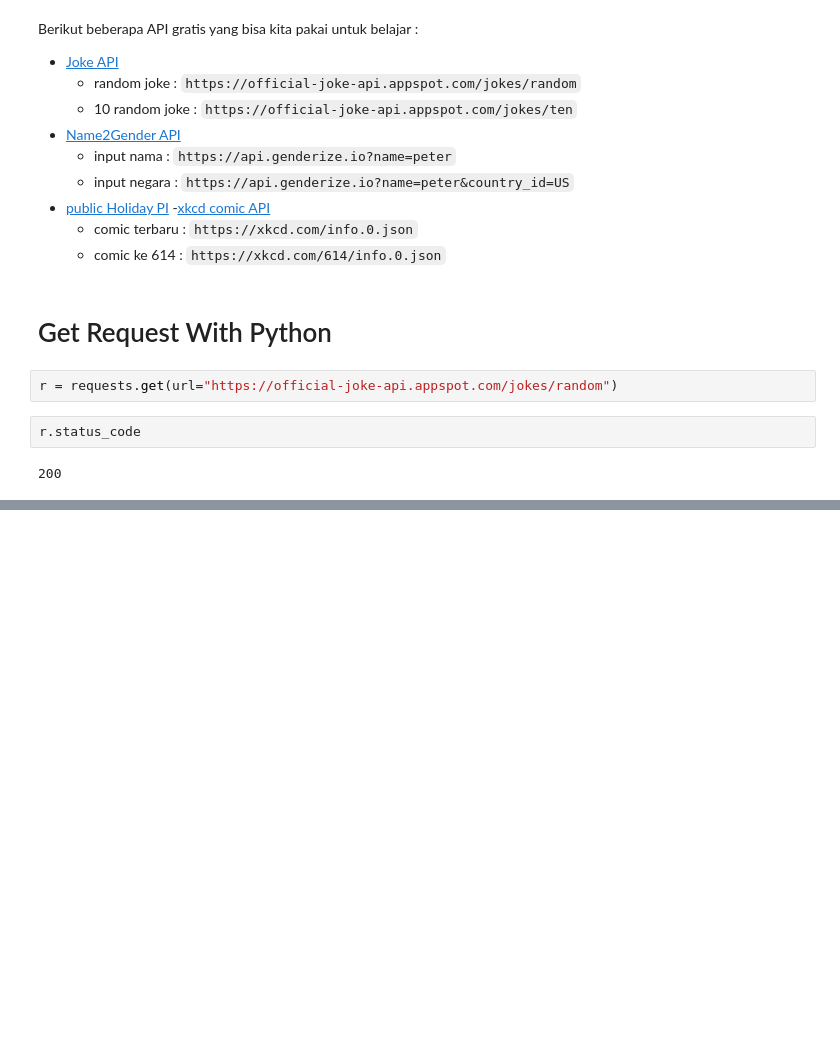
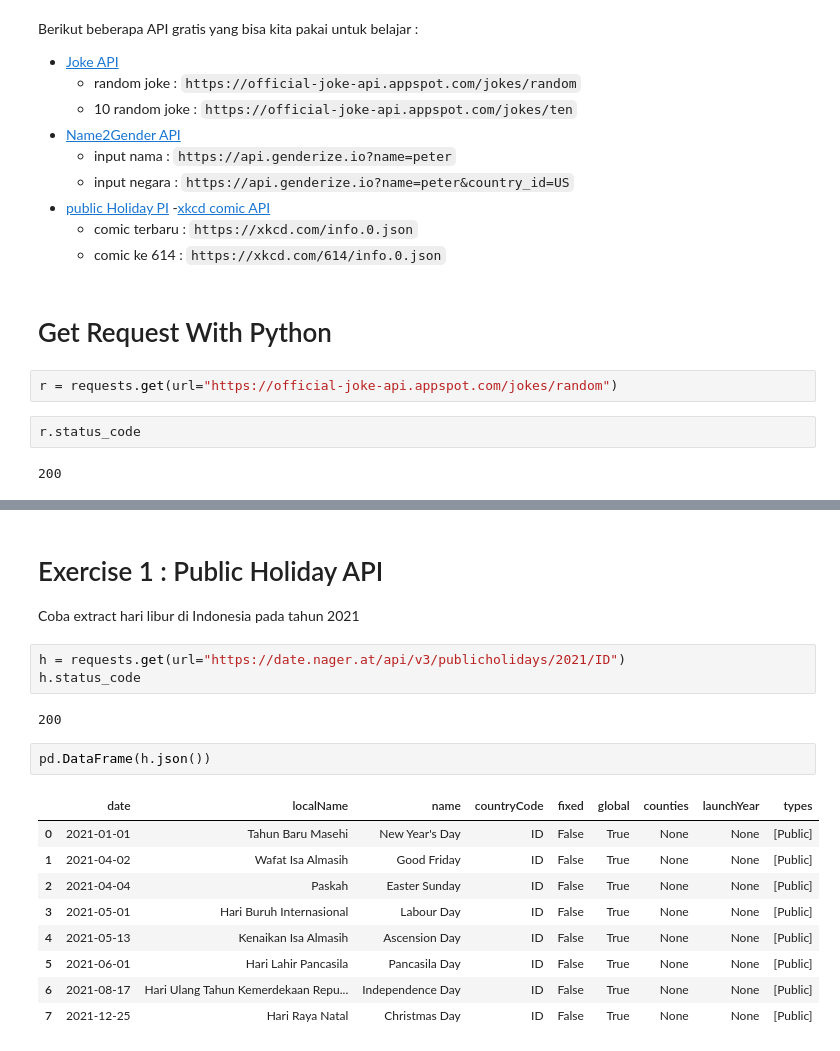
Before and after one commit to HekalMaulana/flask_api_learn_JCOPML, a Jupyter notebook: 21 - Flask API/Part 2 - Be the client.ipynb, the cells around one changed output, grey strips where cells are left out. Drawn from its saved outputs; the diff is of its cells as text; blank space fills up the shorter version.

```diff
--- a/21 - Flask API/Part 2 - Be the client.ipynb
+++ b/21 - Flask API/Part 2 - Be the client.ipynb
@@ -34,0 +35,21 @@ r.json()
+# %% [markdown]
+# Exercise 1 : Public Holiday API
+
+Coba extract hari libur di Indonesia pada tahun 2021
+# %%
+h = requests.get(url="https://date.nager.at/api/v3/publicholidays/2021/ID")
+h.status_code
+# %% [output]
+200
+# %%
+pd.DataFrame(h.json())
+# %% [output]
+|  | date | localName | name | countryCode | fixed | global | counties | launchYear | types |
+| 0 | 2021-01-01 | Tahun Baru Masehi | New Year's Day | ID | False | True | None | None | [Public] |
+| 1 | 2021-04-02 | Wafat Isa Almasih | Good Friday | ID | False | True | None | None | [Public] |
+| 2 | 2021-04-04 | Paskah | Easter Sunday | ID | False | True | None | None | [Public] |
+| 3 | 2021-05-01 | Hari Buruh Internasional | Labour Day | ID | False | True | None | None | [Public] |
+| 4 | 2021-05-13 | Kenaikan Isa Almasih | Ascension Day | ID | False | True | None | None | [Public] |
+| 5 | 2021-06-01 | Hari Lahir Pancasila | Pancasila Day | ID | False | True | None | None | [Public] |
+| 6 | 2021-08-17 | Hari Ulang Tahun Kemerdekaan Repu... | Independence Day | ID | False | True | None | None | [Public] |
+| 7 | 2021-12-25 | Hari Raya Natal | Christmas Day | ID | False | True | None | None | [Public] |
```
Also changed, not shown: parts of 13 cells of this notebook.
